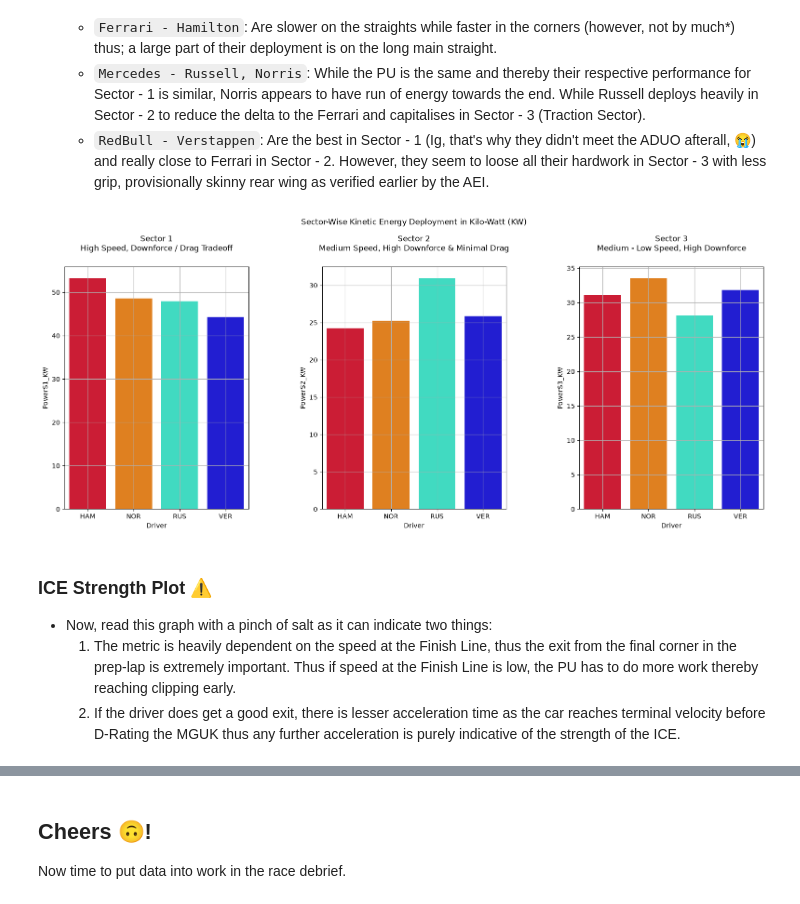
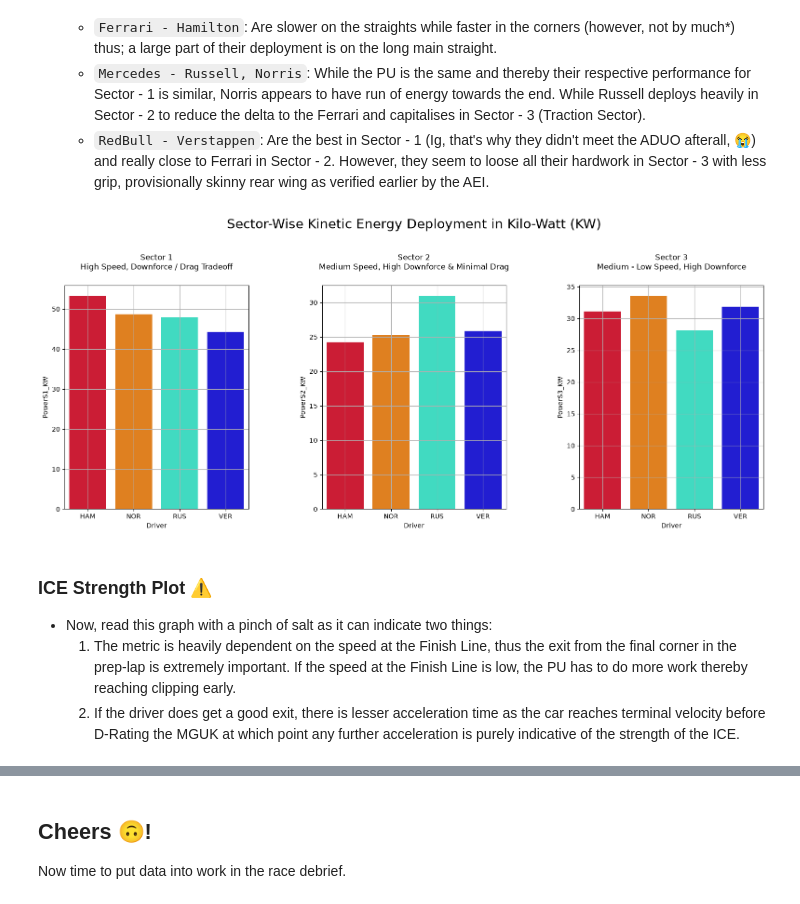
Before and after one commit to anilhimam17/Racing-all-Along, a Jupyter notebook: F1/notebooks/race_debriefs_2026/barcelona_quali.ipynb, the cells around one changed output, grey strips where cells are left out. Saved outputs shown, nothing was run; the diff lists cells and outputs as text; code cells hidden in the pictures.

```diff
--- a/F1/notebooks/race_debriefs_2026/barcelona_quali.ipynb
+++ b/F1/notebooks/race_debriefs_2026/barcelona_quali.ipynb
@@ -125,7 +125,7 @@ filtered_quali_laps = q3.drop(drop_cols, axis=1)
 
 # Rounding down to the laps of the top runners
 assert race, "Race was not loaded"
-top_4_drivers = race.results.iloc[:4]["DriverNumber"].to_list()
+top_4_drivers = race.results.iloc[:4]["Abbreviation"].to_list()
 
 # Retrieving the best laps
 fastest_quali_laps = data_pipe.get_filtered_quali_laps(
@@ -234,8 +234,9 @@ Comparing the average speed maintained in High-Downforce Sections to the Low-Dra
 2. `Balanced Aero`: Sector - 2: The Short to Medium long straights alongside the tight and twisty initial corners test for a balanced Chassis that can utilise both the Straight Mode zones while having enough aero to corner well.
 3. `Rear-Axle Downforce`: Sector - 3; Medium to Low Speed Corners with little to no Straights. This tests the rear axle traction of the car to provide a smooth, predictable feedback through the section. This is highly dependent on the downforce generated by the car.
 # %%
+# Sector - 1
 fastest_quali_laps.loc[:, "FrontAEI"] = fastest_quali_laps.apply(
-    lambda x: data_pipe.get_aero_efficiency(
+    lambda x: data_pipe._calc_aero_efficiency(
         v_sector=x["SpeedI1"],
         v_st=x["SpeedST"],
         sector_time=x["Sector1Time"],
@@ -244,8 +245,9 @@ fastest_quali_laps.loc[:, "FrontAEI"] = fastest_quali_laps.apply(
     axis=1
 )
 
+# Sector - 2
 fastest_quali_laps.loc[:, "BalancedAEI"] = fastest_quali_laps.apply(
-    lambda x: data_pipe.get_aero_efficiency(
+    lambda x: data_pipe._calc_aero_efficiency(
         v_sector=x["SpeedI2"],
         v_st=x["SpeedST"],
         sector_time=x["Sector2Time"],
@@ -254,8 +256,9 @@ fastest_quali_laps.loc[:, "BalancedAEI"] = fastest_quali_laps.apply(
     axis=1
 )
 
+# Sector - 3
 fastest_quali_laps.loc[:, "RearAEI"] = fastest_quali_laps.apply(
-    lambda x: data_pipe.get_aero_efficiency(
+    lambda x: data_pipe._calc_aero_efficiency(
         v_sector=x["SpeedFL"],
         v_st=x["SpeedST"],
         sector_time=x["Sector3Time"],
@@ -325,5 +356,2 @@ fastest_quali_laps
 # %% [markdown]
 ## Data Visualisation
-# %%
-top_4_drivers = fastest_quali_laps["Driver"].unique().tolist()
-top_4_drivers
@@ -397,23 +429,26 @@ plt.show()
 # %%
 power_fig = data_vis.create_bar_plots(
     nrows=1,
     ncols=3,
     figsize=(25, 8),
     data=fastest_quali_laps,
     hue="Driver",
     plot_kind="power"
 )
 
-power_fig.suptitle("Sector-Wise Kinetic Energy Deployment in Kilo-Watt (KW)")
-plt.subplots_adjust(left=0.2, right=0.8, bottom=0.2, top=0.85, wspace=0.4)
+power_fig.suptitle(
+    "Sector-Wise Kinetic Energy Deployment in Kilo-Watt (KW)",
+    fontsize=20
+)
+plt.subplots_adjust(left=0.2, right=0.8, bottom=0.2, top=0.80, wspace=0.4)
 plt.show()
 # %% [output]
-[figure, old version]
+[figure, new version]
 # %% [markdown]
 ### ICE Strength Plot ⚠️
 - Now, read this graph with a pinch of salt as it can indicate two things:
-    1. The metric is heavily dependent on the speed at the Finish Line, thus the exit from the final corner in the prep-lap is extremely important. Thus if speed at the Finish Line is low, the PU has to do more work thereby reaching clipping early.
-    2. If the driver does get a good exit, there is lesser acceleration time as the car reaches terminal velocity before D-Rating the MGUK thus any further acceleration is purely indicative of the strength of the ICE.
+    1. The metric is heavily dependent on the speed at the Finish Line, thus the exit from the final corner in the prep-lap is extremely important. If the speed at the Finish Line is low, the PU has to do more work thereby reaching clipping early.
+    2. If the driver does get a good exit, there is lesser acceleration time as the car reaches terminal velocity before D-Rating the MGUK at which point any further acceleration is purely indicative of the strength of the ICE.
 # %%
 ice_fig = data_vis.create_scatter_plots(
     nrows=1,
```
Also changed, not shown: parts of 8 cells of this notebook, 1 other file.
